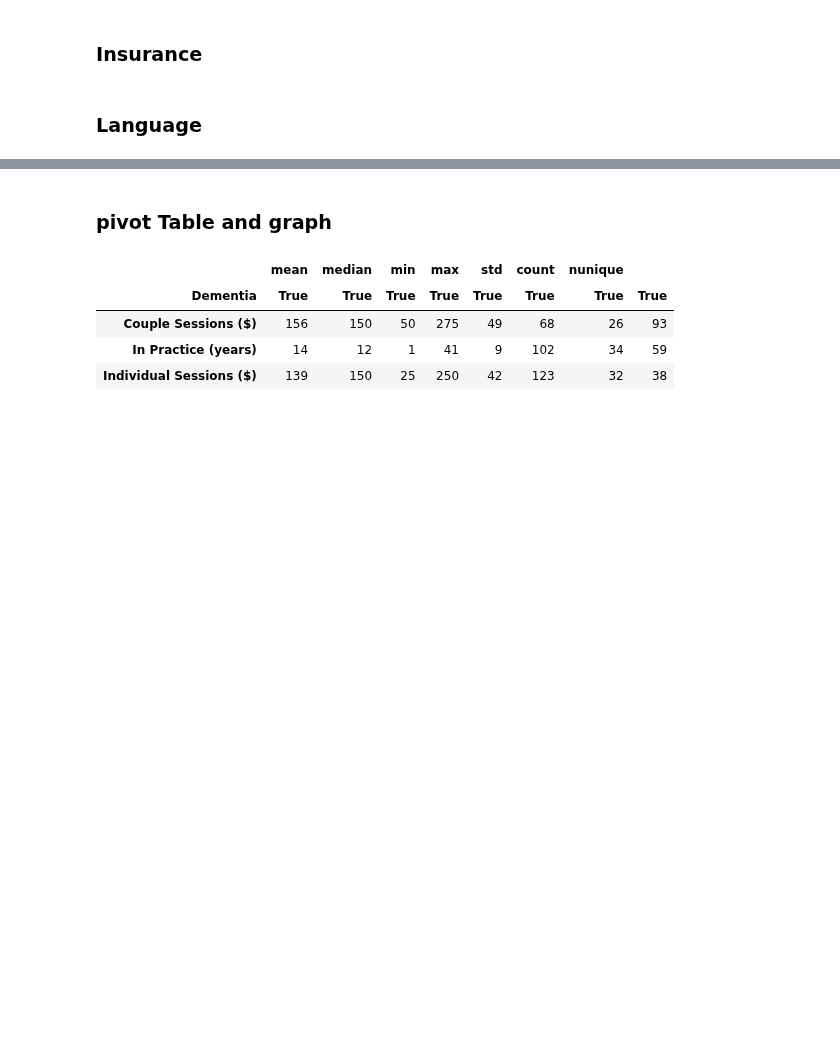
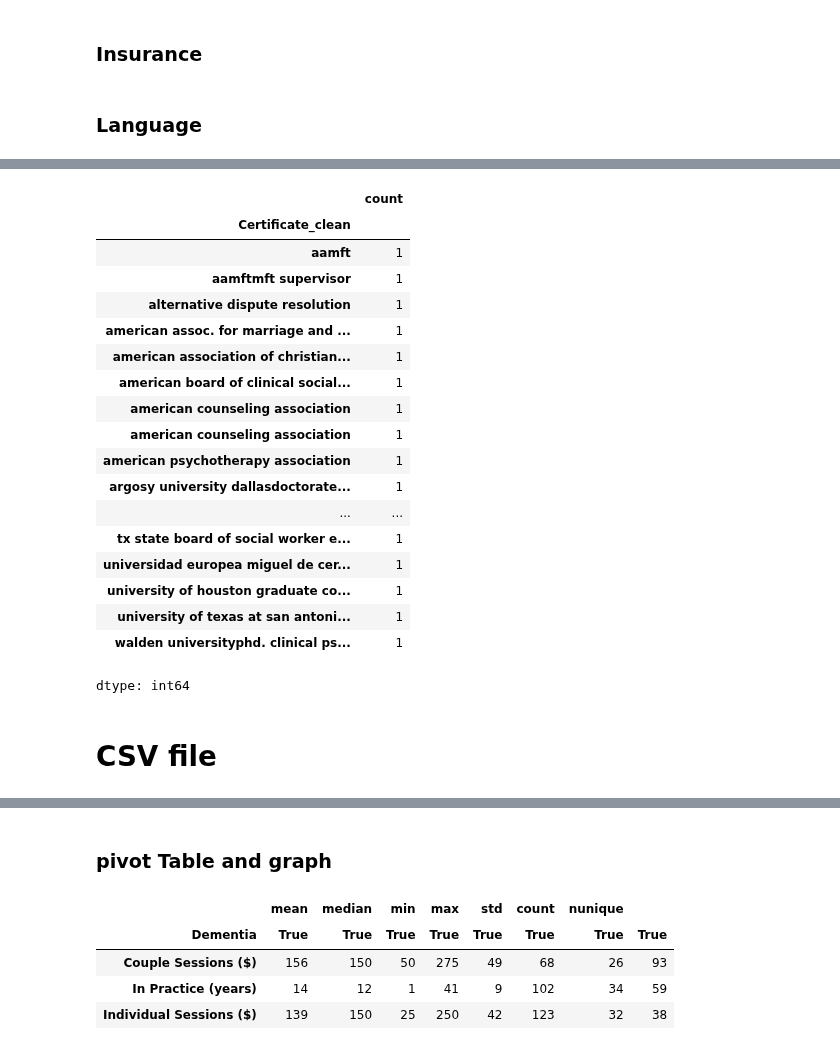
Before and after one commit to pallavmarch/Psychologytoday-therapist-analysis, a Jupyter notebook: psychologytoday_webscraping_dataset_analysis.ipynb, the cells around one changed output, grey strips where cells are left out. Drawn from its saved outputs; the diff is of its cells as text; code cells hidden in the pictures; blank space fills up the shorter version.

```diff
--- a/psychologytoday_webscraping_dataset_analysis.ipynb
+++ b/psychologytoday_webscraping_dataset_analysis.ipynb
@@ -187,0 +230,27 @@ unique_languages
+# %%
+Dementia['Certificate_clean']=Dementia['Certificate'].str.split('/').str[0]
+Dementia['Certificate_clean'] = Dementia['Certificate_clean'].str.replace(r'[\d,]', '', regex=True)  # Remove numbers and commas
+# %%
+Dementia['Certificate_clean'].value_counts().sort_index()
+# %% [output]
+|  | count |
+| Certificate_clean |  |
+| aamft | 1 |
+| aamftmft supervisor | 1 |
+| alternative dispute resolution | 1 |
+| american assoc. for marriage and ... | 1 |
+| american association of christian... | 1 |
+| american board of clinical social... | 1 |
+| american counseling association | 1 |
+| american counseling association | 1 |
+| american psychotherapy association | 1 |
+| argosy university dallasdoctorate... | 1 |
+| ... | ... |
+| tx state board of social worker e... | 1 |
+| universidad europea miguel de cer... | 1 |
+| university of houston graduate co... | 1 |
+| university of texas at san antoni... | 1 |
+| walden universityphd. clinical ps... | 1 |
+dtype: int64
+# %% [markdown]
+# CSV file
```
Also changed, not shown: parts of 11 cells of this notebook.
